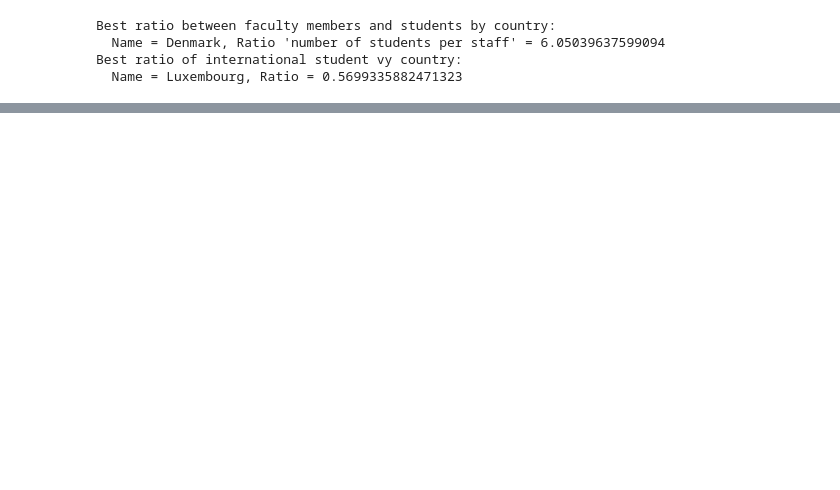
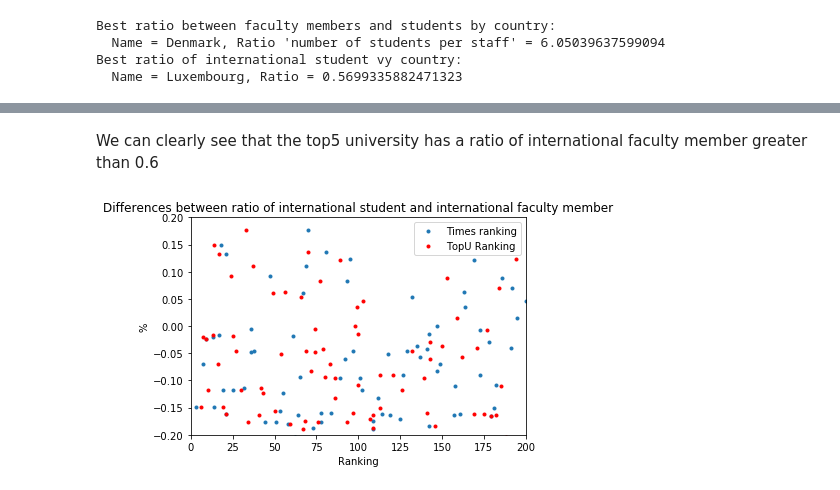
Before and after one commit to Roussaky/ada-EPFL, a Jupyter notebook: Homework2/Homework2.ipynb, the cells around one changed output, grey strips where cells are left out. Drawn from its saved outputs; the diff is of its cells as text; code cells hidden in the pictures; blank space fills up the shorter version.

```diff
--- a/Homework2/Homework2.ipynb
+++ b/Homework2/Homework2.ipynb
@@ -345,0 +351,13 @@ plt.show()
+# %% [markdown]
+We can clearly see that the top5 university has a ratio of international faculty member greater than 0.6
+# %%
+plt.plot(data['Times_Ranking'],data['InternationalStudRatio'] - data['InternationalFacRatio'],'.',data['TopU_Ranking'],data['InternationalStudRatio'] - data['InternationalFacRatio'],'r.')
+plt.axis([0, 200, -0.2, 0.2])
+plt.title('Differences between ratio of international student and international faculty member')
+plt.xlabel('Ranking')
+plt.ylabel('%')
+plt.legend(["Times ranking","TopU Ranking"])
+
+plt.show()
+# %% [output]
+[figure, added]
```
Also changed, not shown: parts of 29 cells of this notebook.
